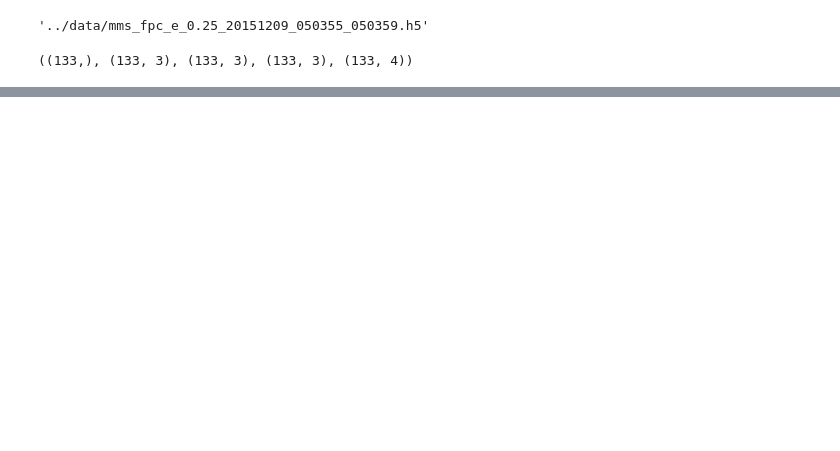
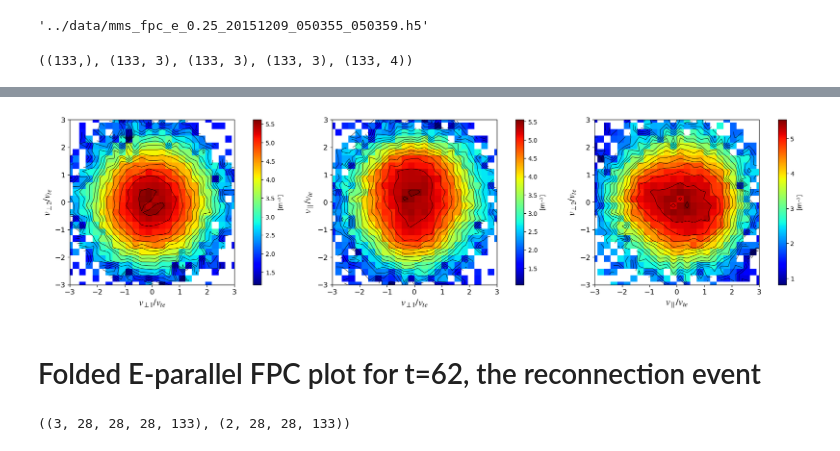
Before and after one commit to regisjohn/FPC_mRx, a Jupyter notebook: scripts/Epar_publication_plots.ipynb, the cells around one changed output, grey strips where cells are left out. Cells and saved outputs as stored; diff of their text form; code cells hidden in the pictures; blank space fills up the shorter version.

```diff
--- a/scripts/Epar_publication_plots.ipynb
+++ b/scripts/Epar_publication_plots.ipynb
@@ -39,0 +97,32 @@ fig, ax = plt.subplots(4,1)
+# %%
+vdf_12, vdf_23, vdf_13 = fpc.slice3d_to_2d(vdf_vol_fac, time_slice=62)
+# %%
+vdf_fac_list = (vdf_12, vdf_13, vdf_23.T) # The order is xy, xz and zy
+ax_pairs = ((x_fac, y_fac), (x_fac, z_fac), (z_fac, y_fac))
+ax_lbls = [r"$v_{\perp 1}/v_{te}$", r"$v_{\perp 2}/v_{te}$",
+                           r"$v_{\parallel}/v_{te}$"]
+axlabel_pairs = ((ax_lbls[0], ax_lbls[1]), (ax_lbls[0], ax_lbls[2]),
+                    (ax_lbls[2], ax_lbls[1])) # xy, xz, zy
+# %%
+fig, axes = plt.subplots(1, 3, figsize=(18, 4.5), dpi=100, constrained_layout=True)
+axis_fntsz = 16
+cbar_ht=0.047
+
+for i in range(3):
+    vmin, vmax = fpc.global_vmin_vmax_vdf(vdf_fac_list[i])
+    ax1, ax2 = ax_pairs[i]
+    xlabel, ylabel = axlabel_pairs[i]
+    im1, _ = fpc.imagecont_vdf(ax1, ax2, vdf_fac_list[i], xlabel=xlabel,
+                ylabel=ylabel, ax=axes[i], vmin=vmin, vmax=vmax,
+                axis_fntsz=axis_fntsz)
+    height, width = len(ax2), len(ax1)
+    cbar = fig.colorbar(im1, ax=axes[i], fraction=cbar_ht*height/width, pad=0.08)
+    cbar.set_label(r"[m$^{-3}$]")
+# %% [output]
+[figure, added]
+# %% [markdown]
+# Folded E-parallel FPC plot for t=62, the reconnection event
+# %%
+c_vol_fac.shape, cz_folds_fac.shape
+# %% [output]
+((3, 28, 28, 28, 133), (2, 28, 28, 133))
```
Also changed, not shown: parts of 9 cells of this notebook.
